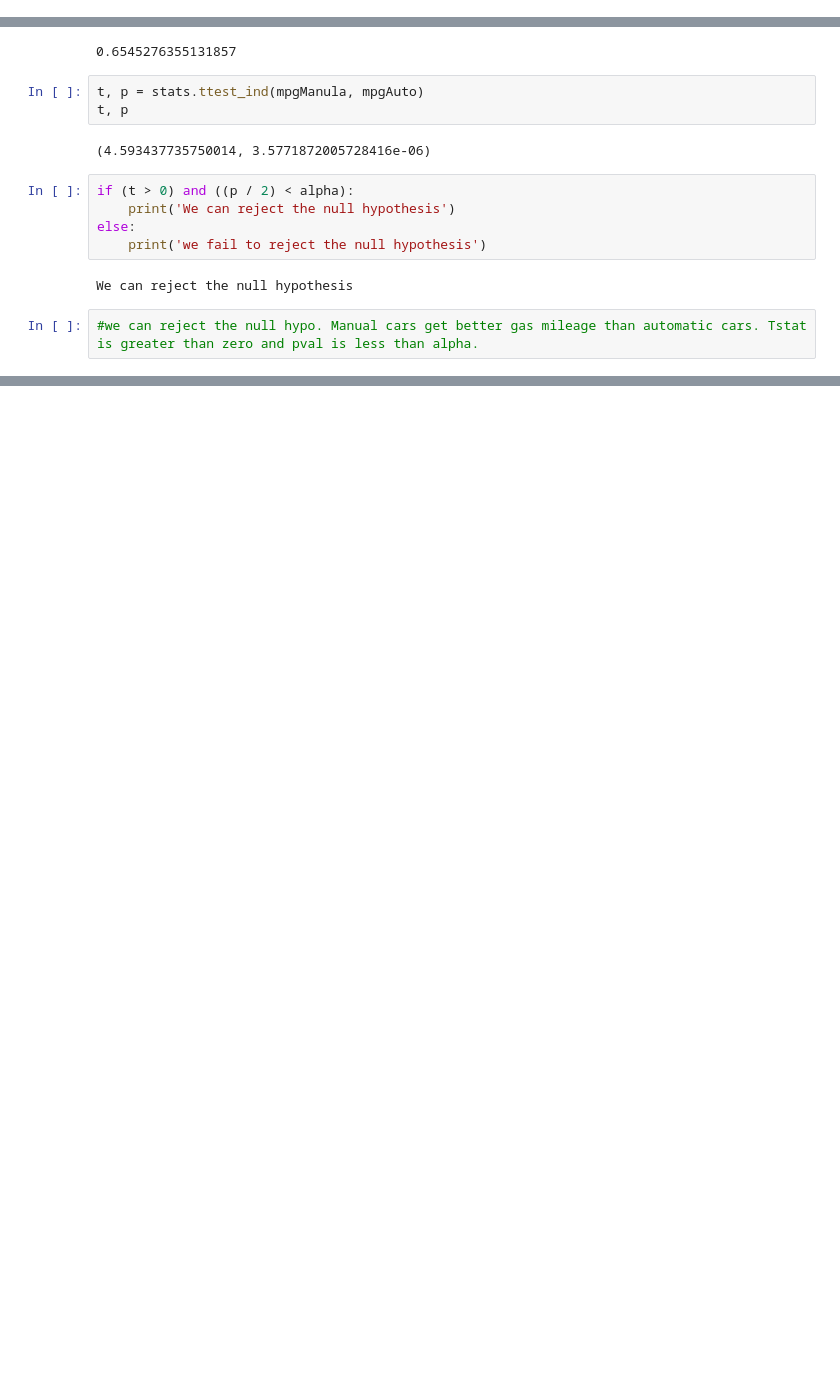
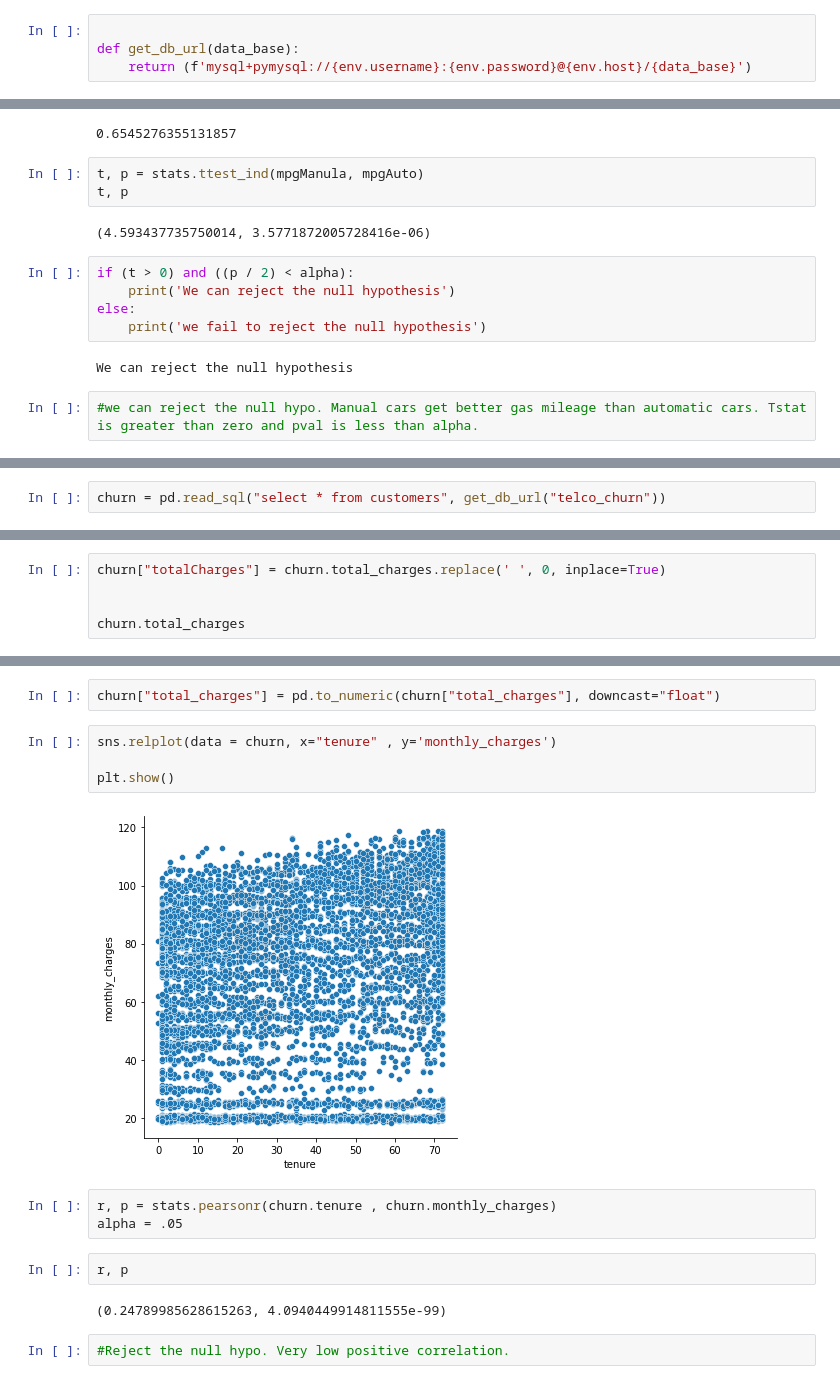
Before and after one commit to OKPTaylor/statistics-exercises, a Jupyter notebook: hypothesis_testing.ipynb, the cells around one changed output, grey strips where cells are left out. Cells and saved outputs as stored; diff of their text form; blank space fills up the shorter version.

```diff
--- a/hypothesis_testing.ipynb
+++ b/hypothesis_testing.ipynb
@@ -9,3 +12,7 @@ from pydataset import data
+# %%
+
+def get_db_url(data_base):
+    return (f'mysql+pymysql://{env.username}:{env.password}@{env.host}/{data_base}')
 # %%
 """
 1
@@ -239,0 +251,2 @@ We can reject the null hypothesis
+# %%
+churn = pd.read_sql("select * from customers", get_db_url("telco_churn"))
@@ -239,0 +263,5 @@ We can reject the null hypothesis
+# %%
+churn["totalCharges"] = churn.total_charges.replace(' ', 0, inplace=True)
+
+
+churn.total_charges
@@ -239,0 +281,17 @@ We can reject the null hypothesis
+# %%
+churn["total_charges"] = pd.to_numeric(churn["total_charges"], downcast="float")
+# %%
+sns.relplot(data = churn, x="tenure" , y='monthly_charges')
+
+plt.show()
+# %% [output]
+[figure, added]
+# %%
+r, p = stats.pearsonr(churn.tenure , churn.monthly_charges)
+alpha = .05
+# %%
+r, p
+# %% [output]
+(0.24789985628615263, 4.0940449914811555e-99)
+# %%
+#Reject the null hypo. Very low positive correlation.
```
Also changed, not shown: parts of 52 cells of this notebook.
